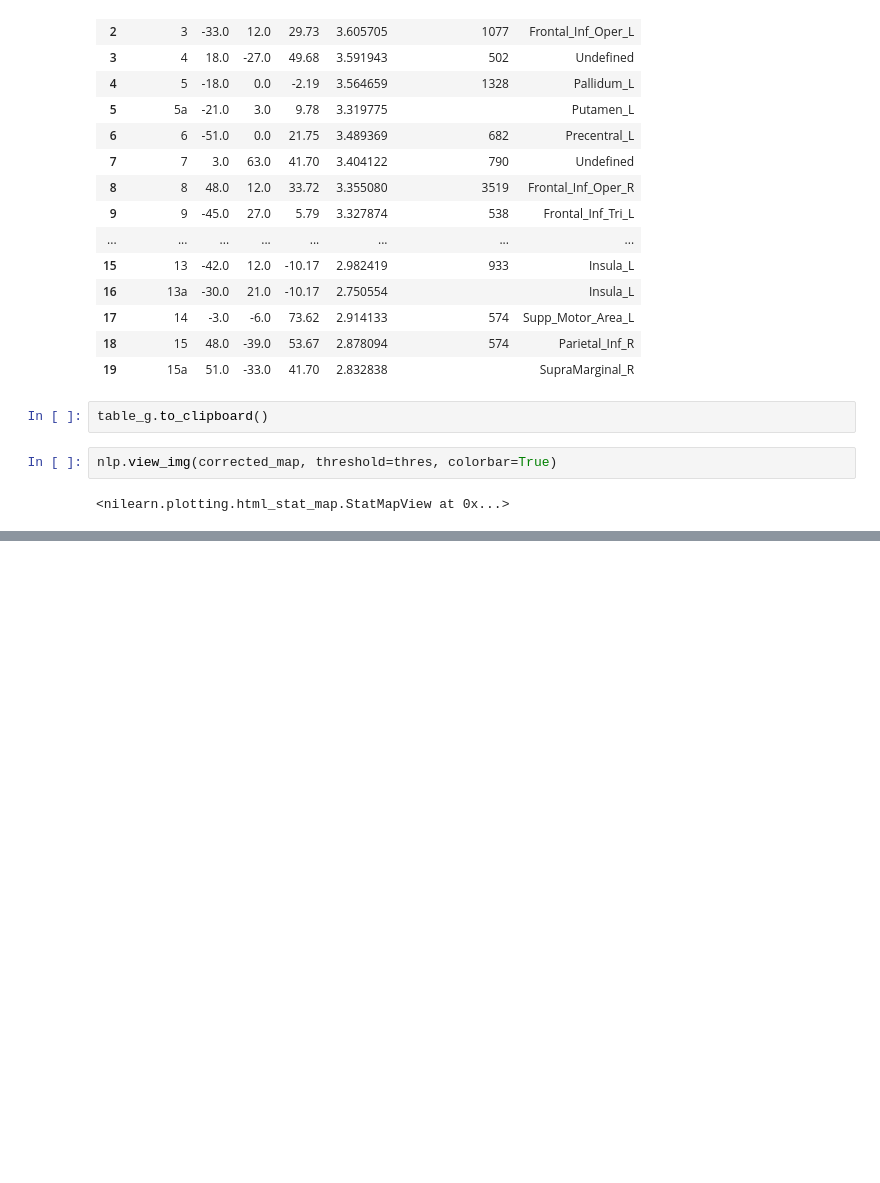
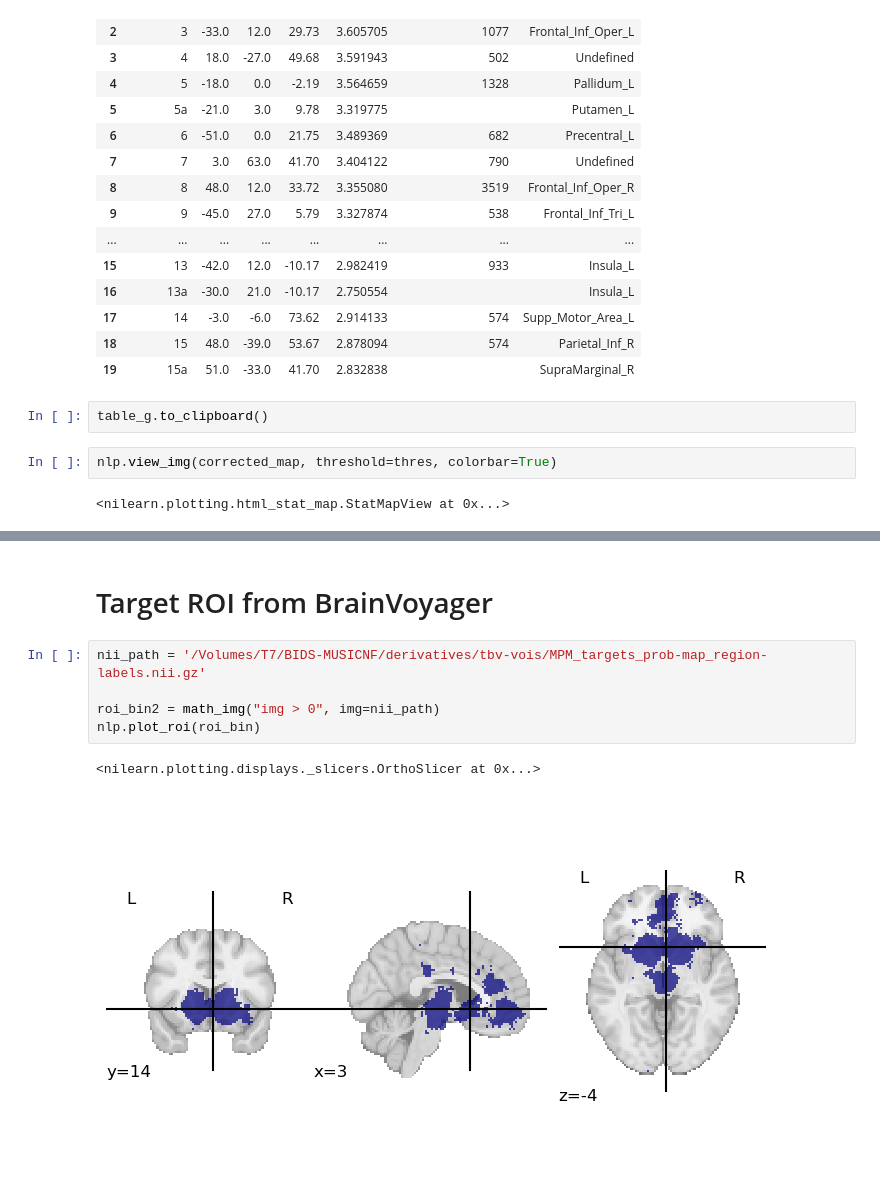
Before and after one commit to CIBIT-UC/musicnf-novelinterface, a Jupyter notebook: scripts/SecondLevelGLM_ActiveVSSham.ipynb, the cells around one changed output, grey strips where cells are left out. Drawn from its saved outputs; the diff is of its cells as text; blank space fills up the shorter version.

```diff
--- a/scripts/SecondLevelGLM_ActiveVSSham.ipynb
+++ b/scripts/SecondLevelGLM_ActiveVSSham.ipynb
@@ -135,0 +218,10 @@ nlp.view_img(corrected_map, threshold=thres, colorbar=True)
+# %% [markdown]
+# Target ROI from BrainVoyager
+# %%
+nii_path = '/Volumes/T7/BIDS-MUSICNF/derivatives/tbv-vois/MPM_targets_prob-map_region-labels.nii.gz'
+
+roi_bin2 = math_img("img > 0", img=nii_path)
+nlp.plot_roi(roi_bin)
+# %% [output]
+<nilearn.plotting.displays._slicers.OrthoSlicer at 0x...>
+[figure, added]
```
Also changed, not shown: parts of 14 cells of this notebook, 4 other files.
